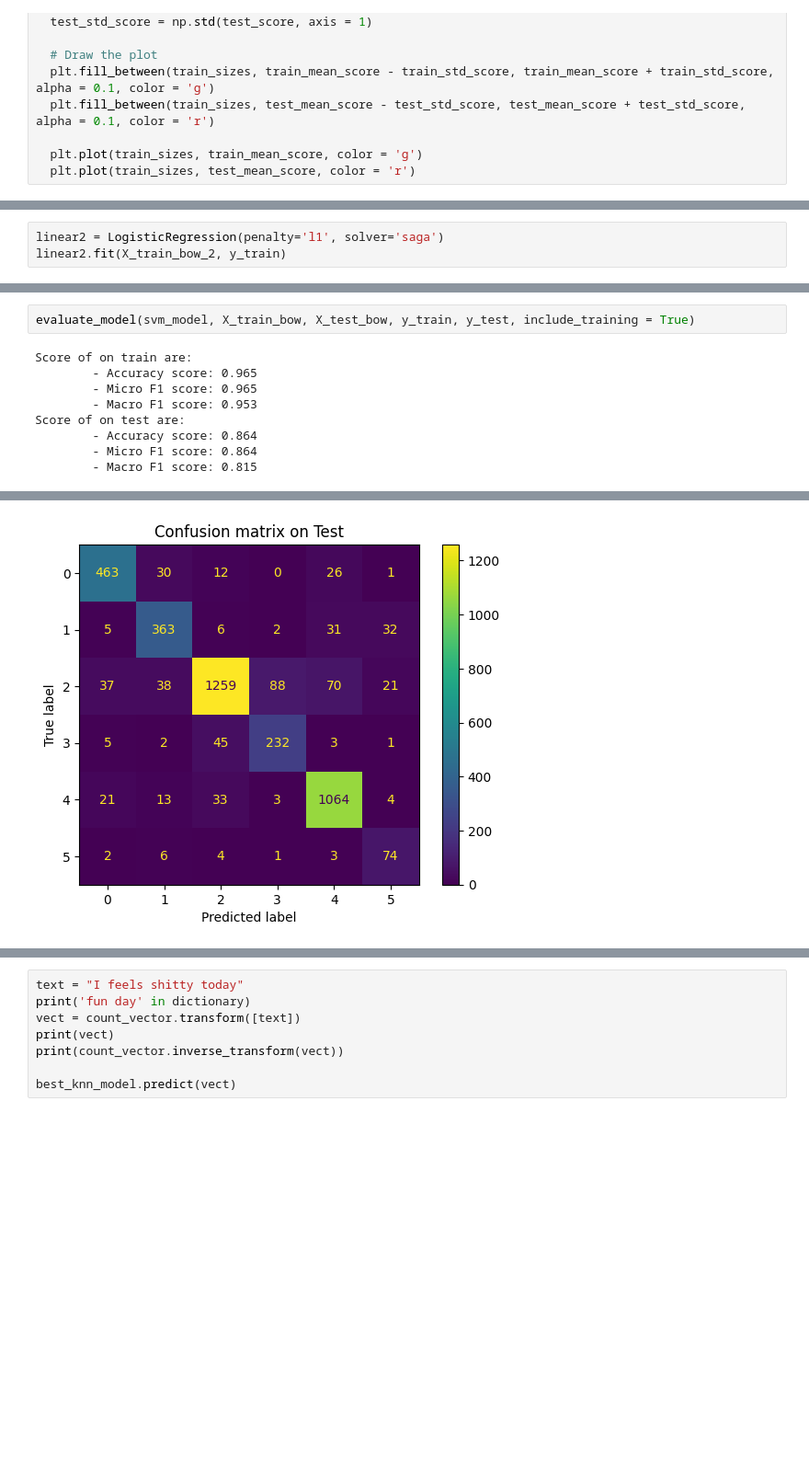
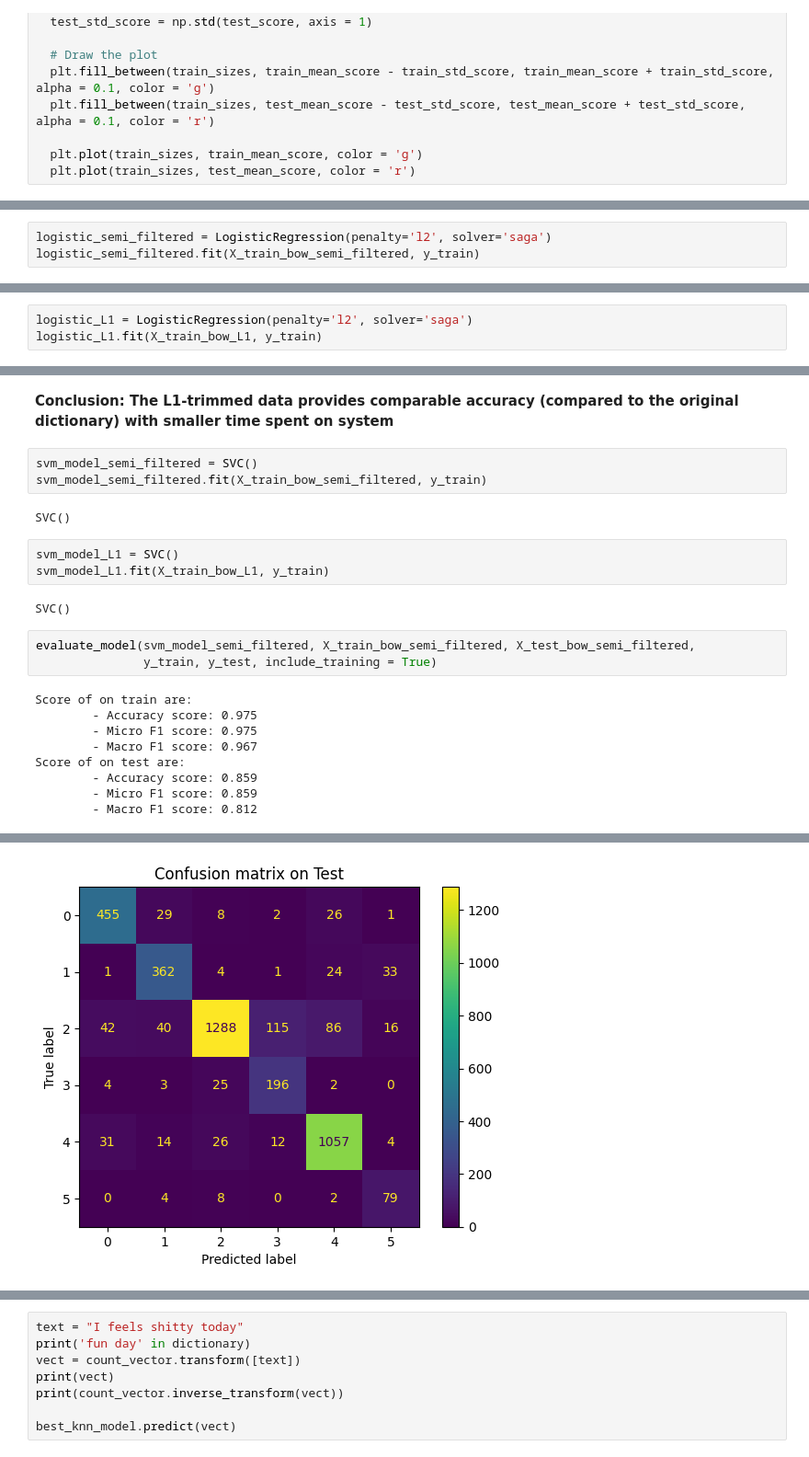
Before and after one commit to auphong2707/emotion-dectection-from-text, a Jupyter notebook: EDFT.ipynb, the cells around one changed output, grey strips where cells are left out. Shown at 92% size. Cells and saved outputs as stored; diff of their text form; blank space fills up the shorter version.

```diff
--- a/EDFT.ipynb
+++ b/EDFT.ipynb
@@ -482,4 +527,4 @@ LogisticRegression(penalty='l1', solver='saga')
 # %%
-linear2 = LogisticRegression(penalty='l1', solver='saga')
-linear2.fit(X_train_bow_2, y_train)
+logistic_semi_filtered = LogisticRegression(penalty='l2', solver='saga')
+logistic_semi_filtered.fit(X_train_bow_semi_filtered, y_train)
 # %% [output]
@@ -492,0 +532,3 @@ Getting prediction on training set (without cross validation) then evaluate it!
+# %%
+logistic_L1 = LogisticRegression(penalty='l2', solver='saga')
+logistic_L1.fit(X_train_bow_L1, y_train)
@@ -519,11 +564,24 @@ Score of on test are:
+# %% [markdown]
+**Conclusion: The L1-trimmed data provides comparable accuracy (compared to the original dictionary) with smaller time spent on system**
+# %%
+svm_model_semi_filtered = SVC()
+svm_model_semi_filtered.fit(X_train_bow_semi_filtered, y_train)
+# %% [output]
+SVC()
+# %%
+svm_model_L1 = SVC()
+svm_model_L1.fit(X_train_bow_L1, y_train)
+# %% [output]
+SVC()
 # %%
-evaluate_model(svm_model, X_train_bow, X_test_bow, y_train, y_test, include_training = True)
+evaluate_model(svm_model_semi_filtered, X_train_bow_semi_filtered, X_test_bow_semi_filtered,
+               y_train, y_test, include_training = True)
 # %% [output]
 Score of on train are:
-        - Accuracy score: 0.965
-        - Micro F1 score: 0.965
-        - Macro F1 score: 0.953
+        - Accuracy score: 0.975
+        - Micro F1 score: 0.975
+        - Macro F1 score: 0.967
 Score of on test are:
-        - Accuracy score: 0.864
-        - Micro F1 score: 0.864
-        - Macro F1 score: 0.815
+        - Accuracy score: 0.859
+        - Micro F1 score: 0.859
+        - Macro F1 score: 0.812
@@ -531 +589 @@ Score of on test are:
-[figure, old version]
+[figure, new version]
```
Also changed, not shown: parts of 46 cells of this notebook.
